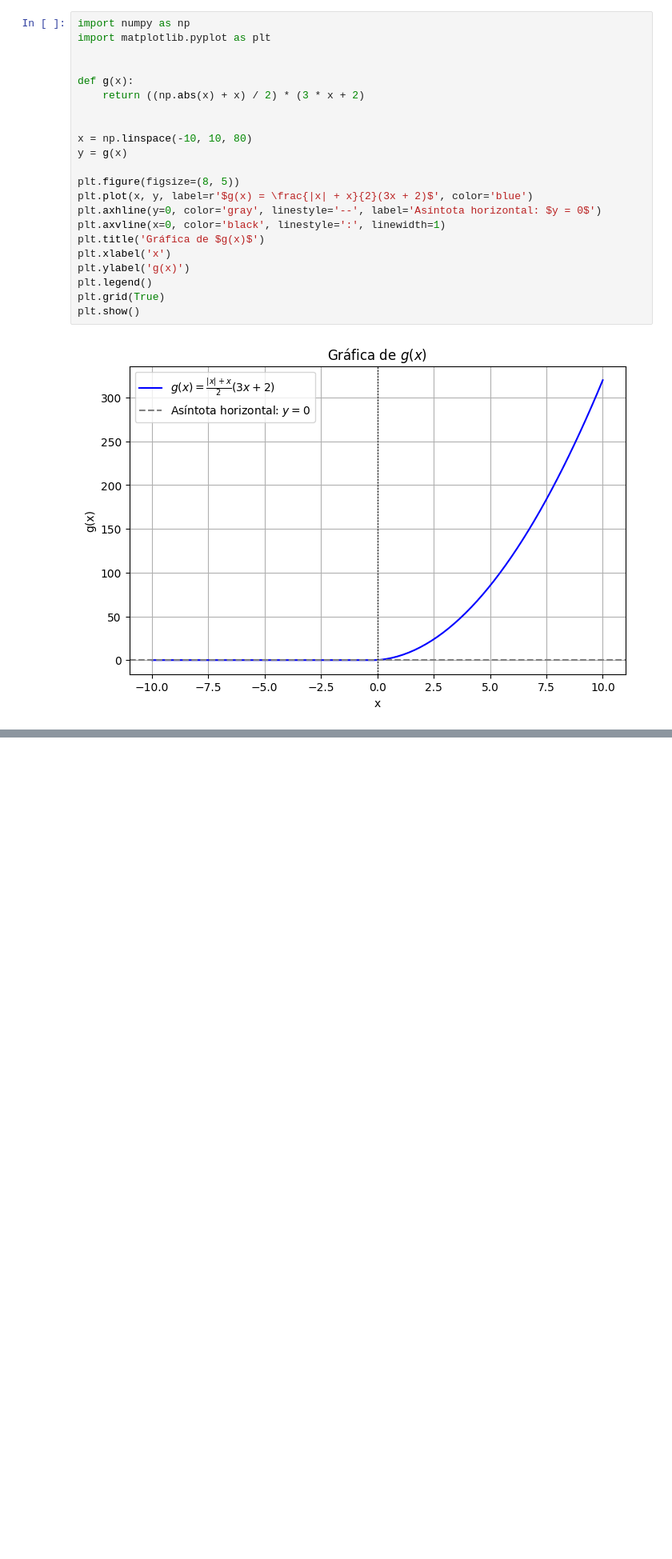
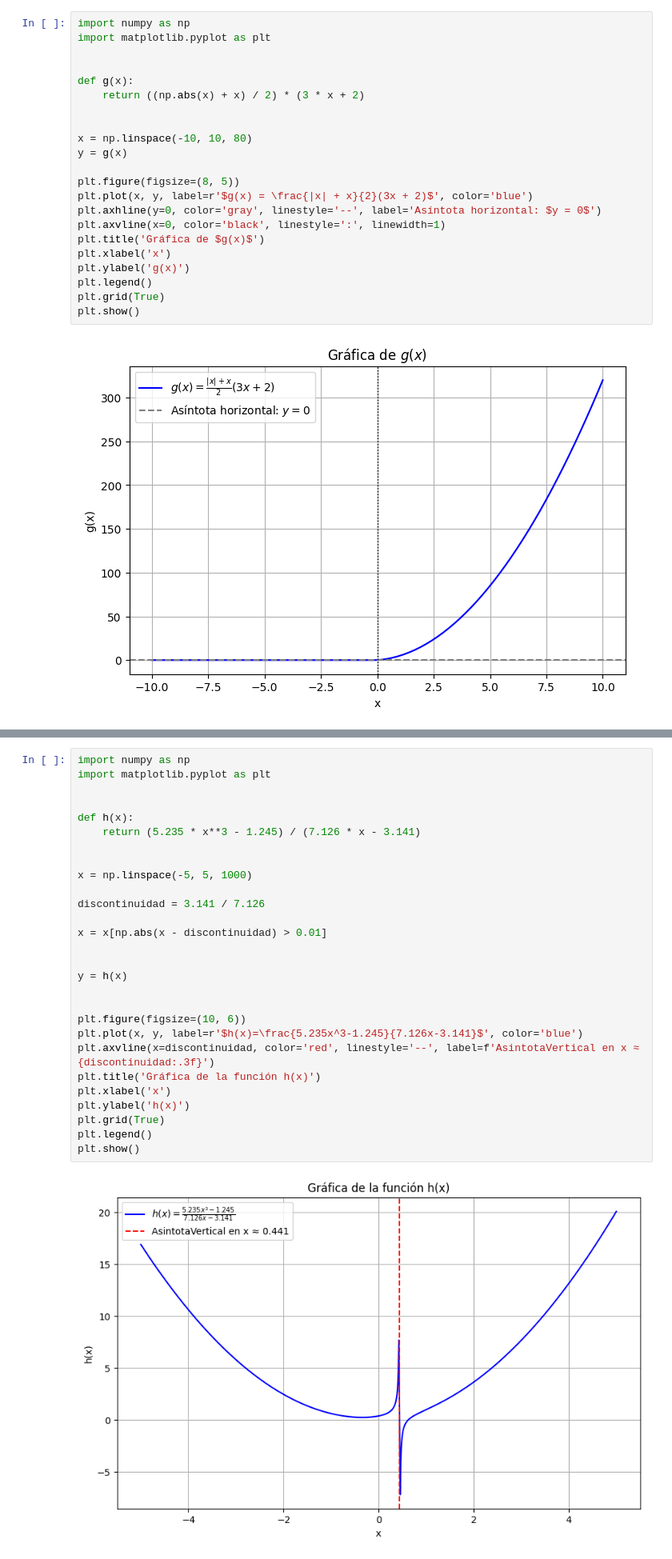
Before and after one commit to Juanm3005/trabajo-grupo-aplicadas, a Jupyter notebook: lab2.ipynb, the cells around one changed output, grey strips where cells are left out. Shown at 80% size. Drawn from its saved outputs; the diff is of its cells as text; blank space fills up the shorter version.

```diff
--- a/lab2.ipynb
+++ b/lab2.ipynb
@@ -429,0 +746,30 @@ plt.show()
+# %%
+import numpy as np
+import matplotlib.pyplot as plt
+
+
+def h(x):
+    return (5.235 * x**3 - 1.245) / (7.126 * x - 3.141)
+
+
+x = np.linspace(-5, 5, 1000)
+
+discontinuidad = 3.141 / 7.126
+
+x = x[np.abs(x - discontinuidad) > 0.01]
+
+
+y = h(x)
+
+
+plt.figure(figsize=(10, 6))
+plt.plot(x, y, label=r'$h(x)=\frac{5.235x^3-1.245}{7.126x-3.141}$', color='blue')
+plt.axvline(x=discontinuidad, color='red', linestyle='--', label=f'AsintotaVertical en x ≈ {discontinuidad:.3f}')
+plt.title('Gráfica de la función h(x)')
+plt.xlabel('x')
+plt.ylabel('h(x)')
+plt.grid(True)
+plt.legend()
+plt.show()
+# %% [output]
+[figure, added]
```
Also changed, not shown: parts of 7 cells of this notebook.
